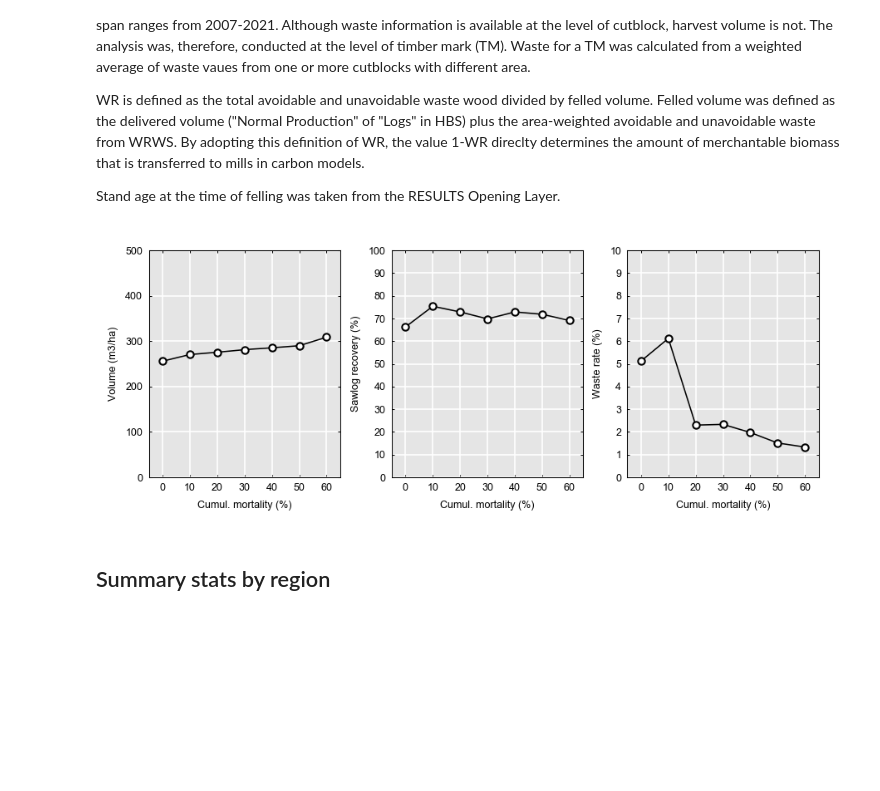
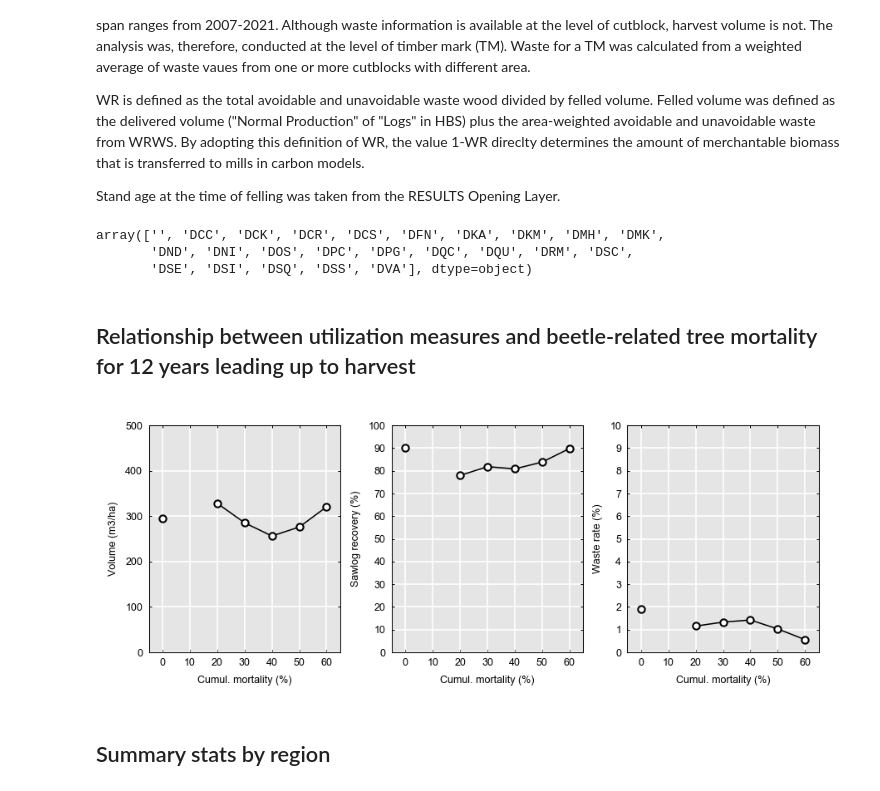
Before and after one commit to RobbieHember/fcexplore, a Jupyter notebook: waste/wastewood_bc_02_analysis.ipynb, the cells around one changed output. Cells and saved outputs as stored; diff of their text form; code cells hidden in the pictures; blank space fills up the shorter version.

```diff
--- a/waste/wastewood_bc_02_analysis.ipynb
+++ b/waste/wastewood_bc_02_analysis.ipynb
@@ -78,11 +76,21 @@ dTM['Delta A %']=(dTM['DISTURBANCE_GROSS_AREA']-dTM['Waste Net Area Tot'])/dTM['
+# %%
+np.unique(dTM['District'])
+# %% [output]
+array(['', 'DCC', 'DCK', 'DCR', 'DCS', 'DFN', 'DKA', 'DKM', 'DMH', 'DMK',
+       'DND', 'DNI', 'DOS', 'DPC', 'DPG', 'DQC', 'DQU', 'DRM', 'DSC',
+       'DSE', 'DSI', 'DSQ', 'DSS', 'DVA'], dtype=object)
+# %% [markdown]
+## Relationship between utilization measures and beetle-related tree mortality for 12 years leading up to harvest
 # %%
 bin=np.arange(0,70,10)
-
+#Dist='DRM'
+Dist='DQU'
 plt.close('all'); fig,ax=plt.subplots(1,3,figsize=gu.cm2inch(15,5.5)); ms=3; lw=0.5
 y=np.zeros(bin.size)
 for i in range(bin.size):
     ind=np.where( (np.abs(dTM['D_Beetle']-bin[i])<=5) & \
                  (dTM['Reg']=='Interior') & \
+                 (dTM['District']==Dist) & \
                  (dTM['Year First']>2006) & \
                  (dTM['V Felled m3/ha']>0) & \
                  (dTM['V Felled m3/ha']<2000) & \
@@ -101,37 +109,39 @@ y=np.zeros(bin.size)
 for i in range(bin.size):
     ind=np.where( (np.abs(dTM['D_Beetle']-bin[i])<=5) & \
                  (dTM['Reg']=='Interior') & \
+                 (dTM['District']==Dist) & \
                  (dTM['Year First']>2006) & \
                  (dTM['V Felled m3/ha']>0) & \
                  (dTM['V Felled m3/ha']<2000) & \
                  (dTM['Waste N Entries']>0) & \
                  (np.abs(dTM['Delta A %'])<5) & \
                  (dTM['Waste Net Area Tot']>0) & \
                  (dTM['Sawlog Ratio']>=0) & (dTM['Sawlog Ratio']<1) )[0]
     y[i]=np.nanmean(dTM['Sawlog Ratio'][ind])*100
 ax[1].plot(bin,y,'ok-',ms=4,lw=0.75,mfc='w')
 ax[1].set(position=[0.39,0.1,0.26,0.84],ylim=[0,100],yticks=np.arange(0,110,10),ylabel='Sawlog recovery (%)', \
           xlim=[-5,65],xticks=np.arange(0,110,10),xlabel='Cumul. mortality (%)')
 ax[1].yaxis.set_ticks_position('both'); ax[1].xaxis.set_ticks_position('both'); ax[1].tick_params(length=tickl)
 
 y=np.zeros(bin.size)
 for i in range(bin.size):
     ind=np.where( (np.abs(dTM['D_Beetle']-bin[i])<=5) & \
                  (dTM['Reg']=='Interior') & \
+                 (dTM['District']==Dist) & \
                  (dTM['Year First']>2006) & \
                  (dTM['V Felled m3/ha']>0) & \
                  (dTM['V Felled m3/ha']<2000) & \
                  (dTM['Waste N Entries']>0) & \
                  (np.abs(dTM['Delta A %'])<5) & \
                  (dTM['Waste Net Area Tot']>0) & \
                  (dTM['Sawlog Ratio']>=0) & (dTM['Sawlog Ratio']<1) )[0]
     y[i]=np.nanmean(dTM['WR'][ind])*100
 ax[2].plot(bin,y,'ok-',ms=4,lw=0.75,mfc='w')
 ax[2].set(position=[0.71,0.1,0.26,0.84],ylim=[0,10],yticks=np.arange(0,11,1),ylabel='Waste rate (%)', \
           xlim=[-5,65],xticks=np.arange(0,110,10),xlabel='Cumul. mortality (%)')
 ax[2].yaxis.set_ticks_position('both'); ax[2].xaxis.set_ticks_position('both'); ax[2].tick_params(length=tickl)
 # %% [output]
-[figure, old version]
+[figure, new version]
 # %% [markdown]
 ## Summary stats by region
 # %%
```
Also changed, not shown: parts of 4 cells of this notebook, 3 other files.
